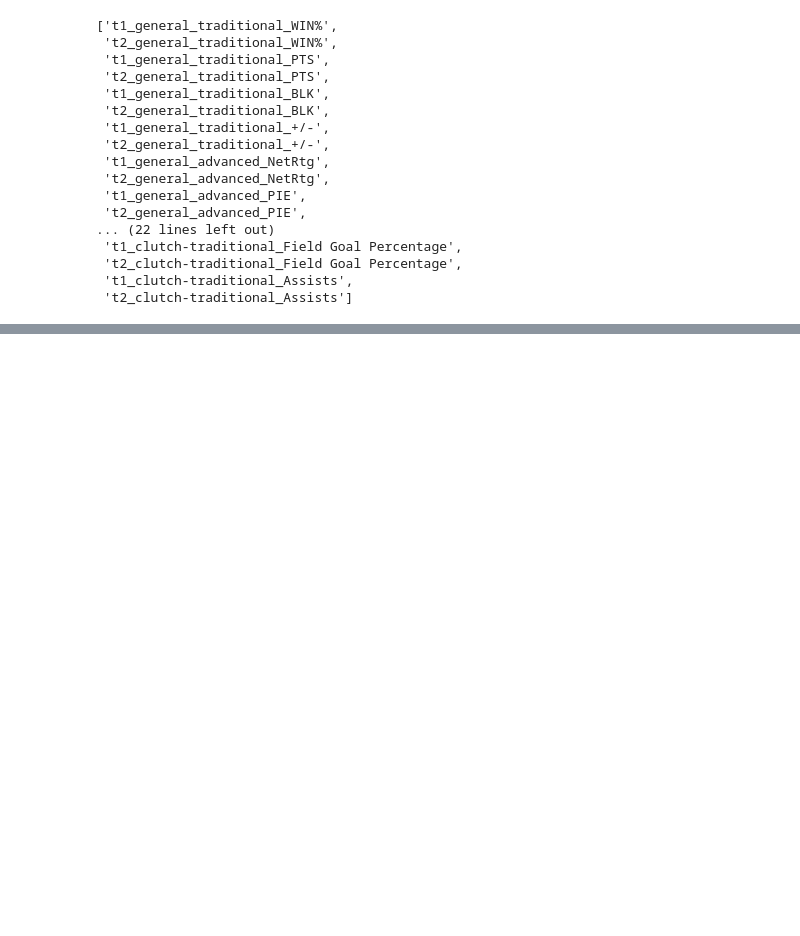
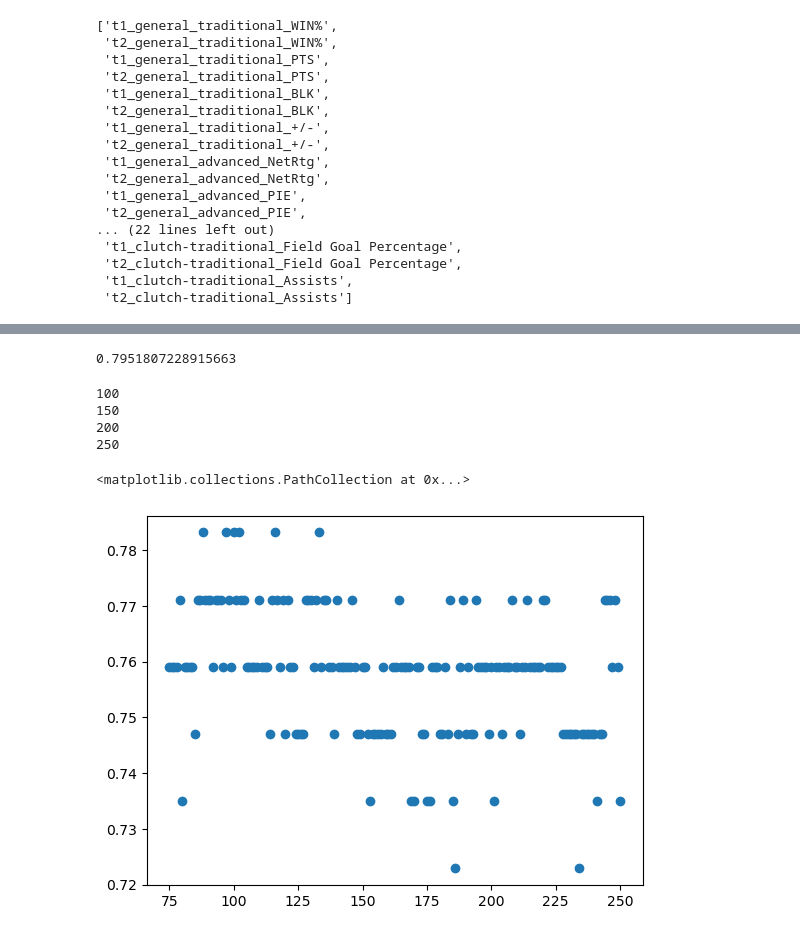
Before and after one commit to ijamil1/nba_playoff_predictions_22_23, a Jupyter notebook: Random_Forest_Classifier.ipynb, the cells around one changed output, grey strips where cells are left out. Cells and saved outputs as stored; diff of their text form; code cells hidden in the pictures; blank space fills up the shorter version.

Commit message:
tried models on v6 data but results were disappointing; implemented GBDT which had good not great performance

```diff
--- a/Random_Forest_Classifier.ipynb
+++ b/Random_Forest_Classifier.ipynb
@@ -277,0 +311,4 @@ list(x_train_df.columns)
+# %%
+#71% accuracy for gradient boosting on v6 data; let's try it with v5 data
+df = pd.read_csv('data/data_v5.csv')
+df.head()
@@ -277,0 +323,10 @@ list(x_train_df.columns)
+# %%
+df.drop(columns=['Unnamed: 0','Unnamed: 0.1','Year','t1_TEAM','t2_TEAM','t1_series_wins','t2_series_wins'],inplace=True)
+X = df.drop(columns=['outcome']).to_numpy()
+y = df['outcome'].to_numpy()
+x_train, x_test, y_train, y_test = train_test_split(X,y)
+clf = GradientBoostingClassifier()
+clf.fit(x_train,y_train)
+accuracy(clf.predict(x_test),y_test)
+# %% [output]
+0.7951807228915663
@@ -277,0 +335,14 @@ list(x_train_df.columns)
+# %%
+acc_list = []
+for i in range(75,251):
+    if i % 50 == 0:
+        print(i)
+    clf = GradientBoostingClassifier(n_estimators=i)
+    clf.fit(x_train,y_train)
+    acc_list.append(accuracy(clf.predict(x_test),y_test))
+x = np.arange(75,251)
+# %% [output]
+100
+150
+200
+250
@@ -277,0 +351,5 @@ list(x_train_df.columns)
+# %%
+plt.scatter(x,acc_list)
+# %% [output]
+<matplotlib.collections.PathCollection at 0x...>
+[figure, added]
```
Also changed, not shown: parts of 11 cells of this notebook, 1 other file.
